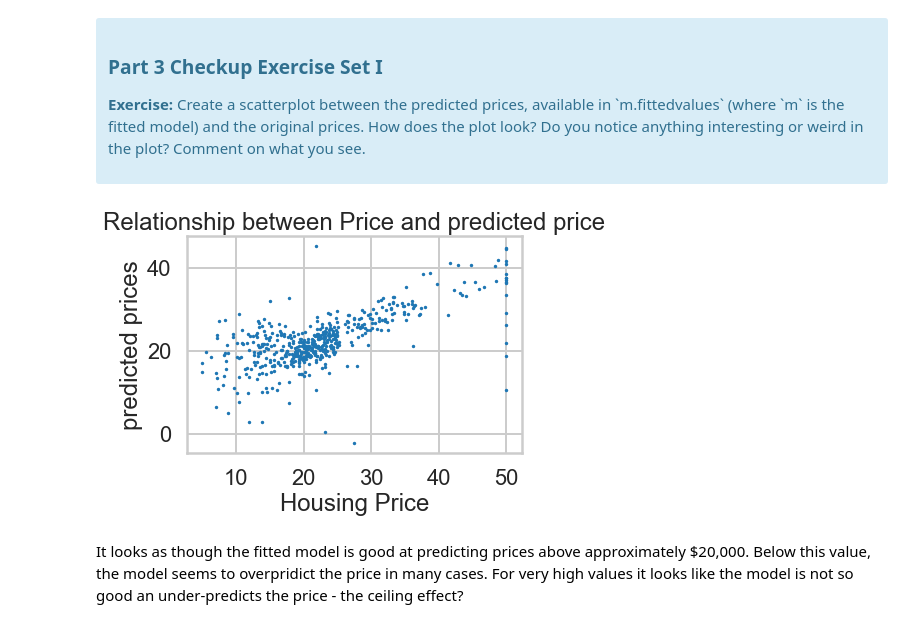
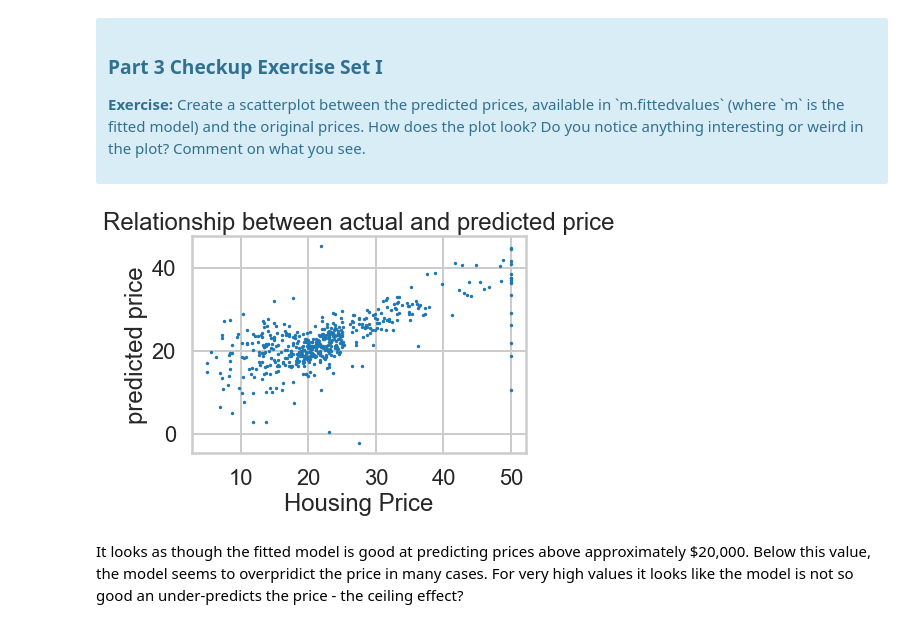
Before and after one commit to ghopping/Data_Science_Career_Track, a Jupyter notebook: linear_regression/Mini_Project_Linear_Regression.ipynb, the cells around one changed output. Drawn from its saved outputs; the diff is of its cells as text; code cells hidden in the pictures.

```diff
--- a/linear_regression/Mini_Project_Linear_Regression.ipynb
+++ b/linear_regression/Mini_Project_Linear_Regression.ipynb
@@ -449,10 +449,10 @@ Let's see how our model actually fit our data. We can see below that there is a
 # %%
 _ = plt.scatter(bos.PRICE, m.fittedvalues, s=2)
 plt.xlabel("Housing Price")
-plt.ylabel("predicted prices")
-_ = plt.title("Relationship between Price and predicted price")
+plt.ylabel("predicted price")
+_ = plt.title("Relationship between actual and predicted price")
 # %% [output]
-[figure, old version]
+[figure, new version]
 # %% [markdown]
 It looks as though the fitted model is good at predicting prices above approximately $20,000. Below this value, the model seems to overpridict the price in many cases. For very high values it looks like the model is not so good an under-predicts the price - the ceiling effect?
 # %% [markdown]
```
Also changed, not shown: parts of 12 cells of this notebook.
